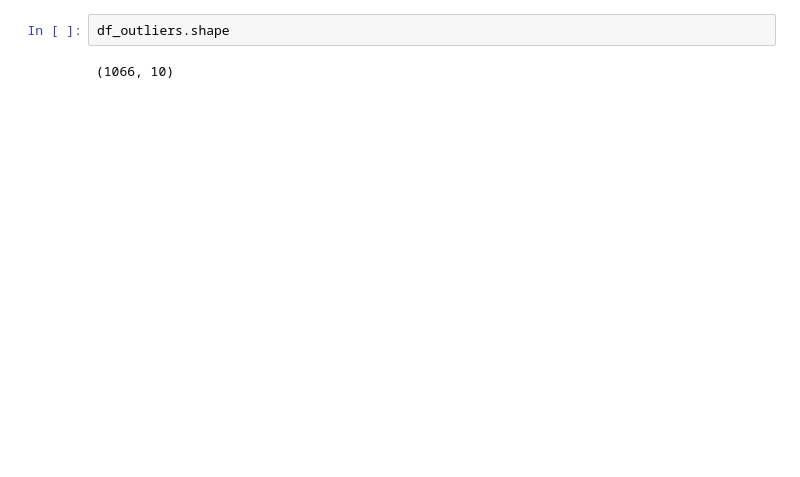
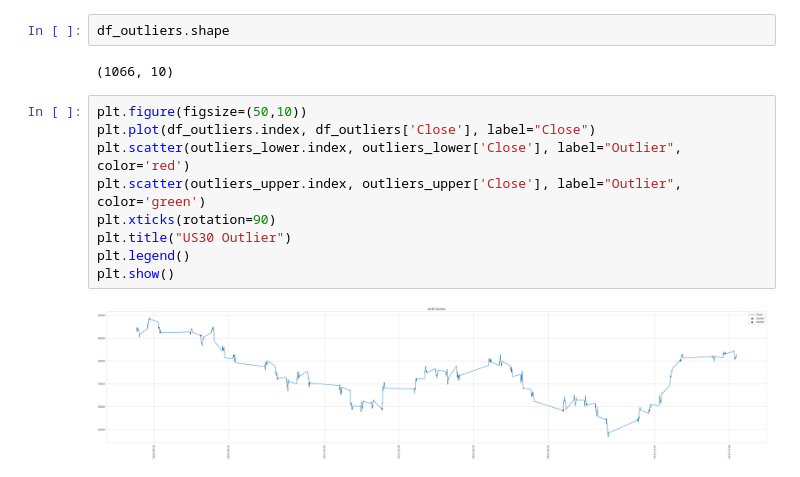
Before and after one commit to astrrr/quant-lab, a Jupyter notebook: lab_py_fin_outlier.ipynb, the cells around one changed output. Saved outputs shown, nothing was run; the diff lists cells and outputs as text; blank space fills up the shorter version.

```diff
--- a/lab_py_fin_outlier.ipynb
+++ b/lab_py_fin_outlier.ipynb
@@ -124,6 +131,17 @@ df_outliers[con].shape
 df_outliers.shape
 # %% [output]
 (1066, 10)
+# %%
+plt.figure(figsize=(50,10))
+plt.plot(df_outliers.index, df_outliers['Close'], label="Close")
+plt.scatter(outliers_lower.index, outliers_lower['Close'], label="Outlier", color='red')
+plt.scatter(outliers_upper.index, outliers_upper['Close'], label="Outlier", color='green')
+plt.xticks(rotation=90)
+plt.title("US30 Outlier")
+plt.legend()
+plt.show()
+# %% [output]
+[figure, added]
 # %%
 plt.figure(figsize=(10,5))
 plt.plot(df_outliers.index, df_outliers['Rets'], label="Normal")
```
Also changed, not shown: parts of 8 cells of this notebook.
